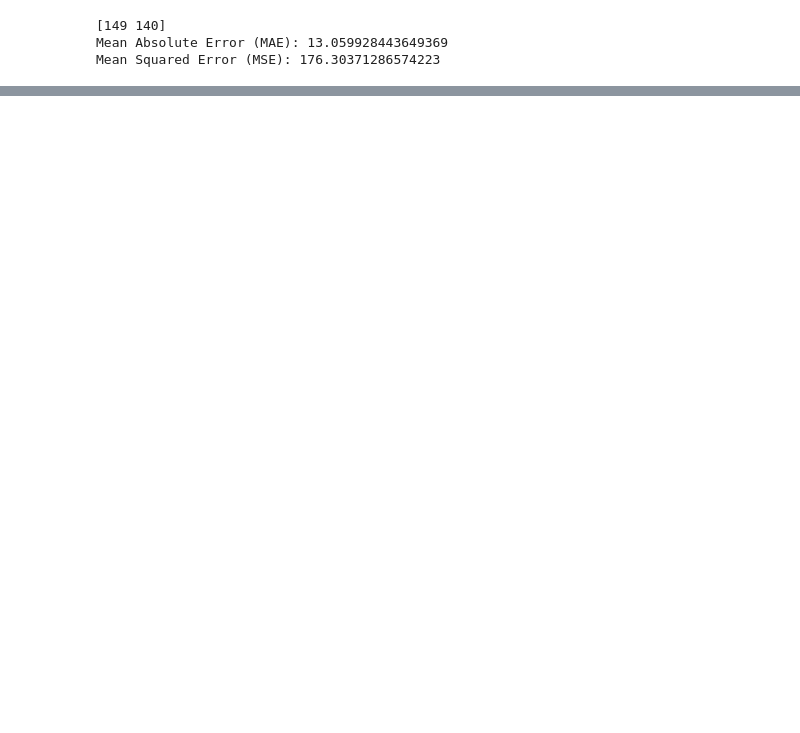
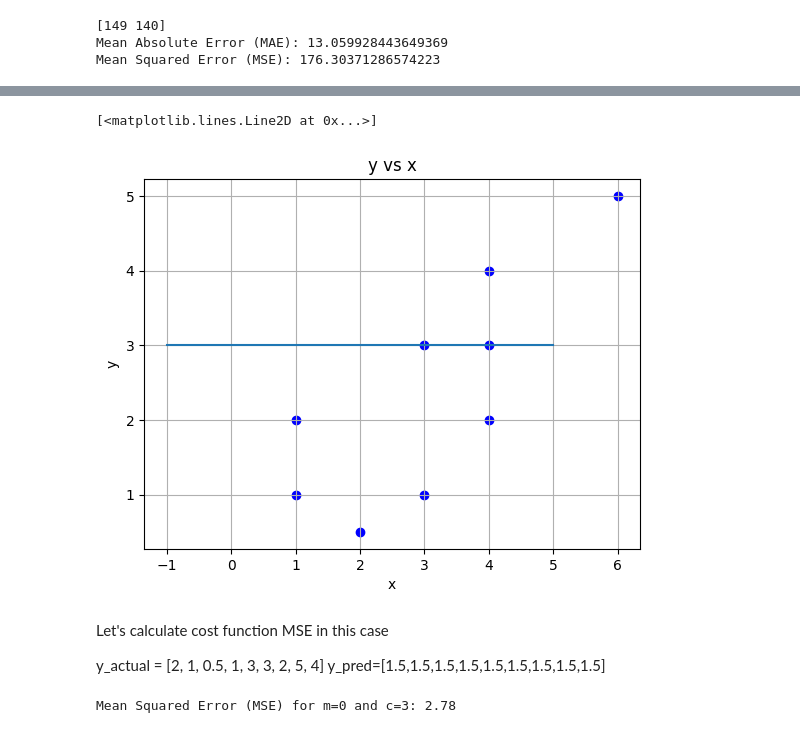
Before and after one commit to anuradha-datascience/machine-learning, a Jupyter notebook: MachineLearningforBeginners_Part_1_Linear_Regression.ipynb, the cells around one changed output, grey strips where cells are left out. Drawn from its saved outputs; the diff is of its cells as text; code cells hidden in the pictures; blank space fills up the shorter version.

```diff
--- a/MachineLearningforBeginners_Part_1_Linear_Regression.ipynb
+++ b/MachineLearningforBeginners_Part_1_Linear_Regression.ipynb
@@ -500,0 +523,41 @@ Power Rule:	x^n=	nx^(n−1)
+# %%
+x = [1, 1, 2, 3, 4, 3, 4, 6, 4]
+
+y = [2, 1, 0.5, 1, 3, 3, 2, 5, 4]
+
+# Plot the training data points
+plt.scatter(x, y, color='blue')
+
+# # Add labels and legend
+plt.xlabel('x')
+plt.ylabel('y')
+plt.title('y vs x')
+plt.grid(True)
+
+plt.plot([-1,5], [3, 3], label=f'y = 0.x + 3')
+# %% [output]
+[<matplotlib.lines.Line2D at 0x...>]
+[figure, added]
+# %% [markdown]
+Let's calculate cost function MSE in this case
+
+y_actual = [2, 1, 0.5, 1, 3, 3, 2, 5, 4]
+y_pred=[1.5,1.5,1.5,1.5,1.5,1.5,1.5,1.5,1.5]
+# %%
+# to do vector operation we will make use of numpy
+# we can also do without numpy using math but that would be long way
+import numpy as np
+
+y_actual = [2, 1, 0.5, 1, 3, 3, 2, 5, 4]
+y_pred = [1.5, 1.5, 1.5, 1.5, 1.5, 1.5, 1.5, 1.5, 1.5]
+
+# Convert lists to numpy arrays for ease of calculation
+y_actual = np.array(y_actual)
+y_pred = np.array(y_pred)
+
+# Calculate mean squared error
+mse = np.mean((y_actual - y_pred) ** 2)
+
+print("Mean Squared Error (MSE) for m=0 and c=3:", round(mse,2))
+# %% [output]
+Mean Squared Error (MSE) for m=0 and c=3: 2.78
```
Also changed, not shown: parts of 33 cells of this notebook.
